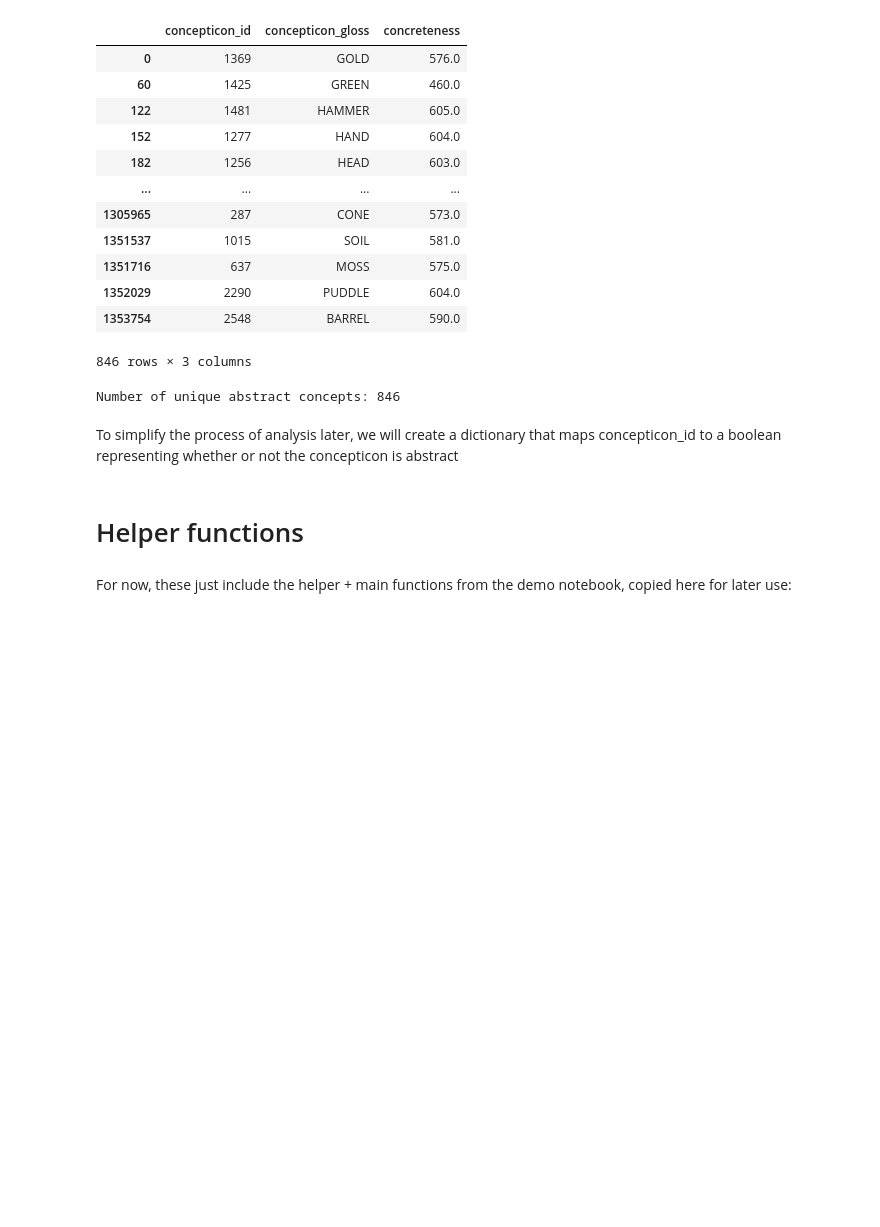
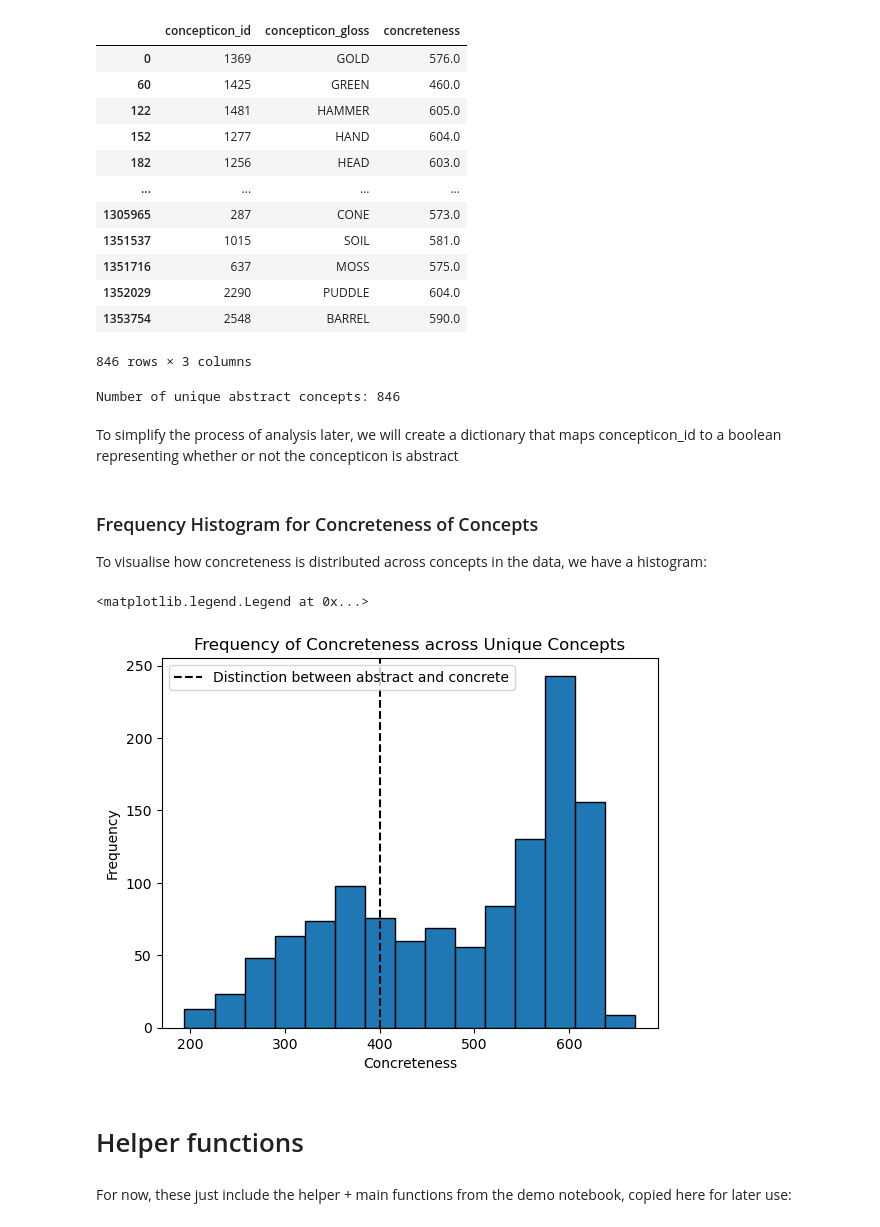
Before and after one commit to akunnamegwa/COG260Project, a Jupyter notebook: colex_demo_notebook.ipynb, the cells around one changed output. Drawn from its saved outputs; the diff is of its cells as text; code cells hidden in the pictures; blank space fills up the shorter version.

```diff
--- a/colex_demo_notebook.ipynb
+++ b/colex_demo_notebook.ipynb
@@ -104,9 +106,23 @@ Number of unique abstract concepts: 846
 # %% [markdown]
 To simplify the process of analysis later, we will create a dictionary that maps concepticon_id to a boolean representing whether or not the concepticon is abstract
 # %%
-df["is_abstract"] = df["concreteness"] < 400
-filtered_df = df[["concepticon_id", "is_abstract"]].drop_duplicates()
-id_to_abstractness = filtered_df.set_index("concepticon_id")["is_abstract"].to_dict()
+filtered_df = df[["concepticon_id", "concreteness"]].dropna().drop_duplicates()
+id_to_concreteness = filtered_df.set_index("concepticon_id")["concreteness"].to_dict()
+# %% [markdown]
+### Frequency Histogram for Concreteness of Concepts
+
+To visualise how concreteness is distributed across concepts in the data, we have a histogram:
+# %%
+concreteness = filtered_df[["concreteness"]]
+plt.hist(concreteness, bins=15,edgecolor="black")
+plt.title("Frequency of Concreteness across Unique Concepts")
+plt.xlabel("Concreteness")
+plt.ylabel("Frequency")
+plt.axvline(x=400, ls="--", c="black", label="Distinction between abstract and concrete")
+plt.legend()
+# %% [output]
+<matplotlib.legend.Legend at 0x...>
+[figure, added]
 # %% [markdown]
 # Helper functions
 # %% [markdown]
```
Also changed, not shown: parts of 9 cells of this notebook.
